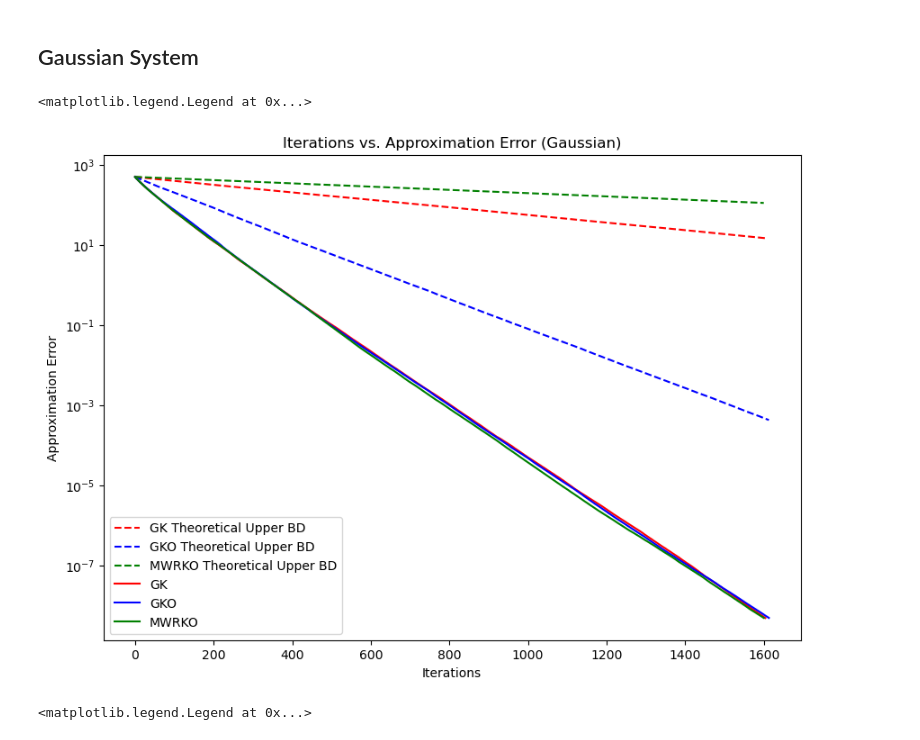
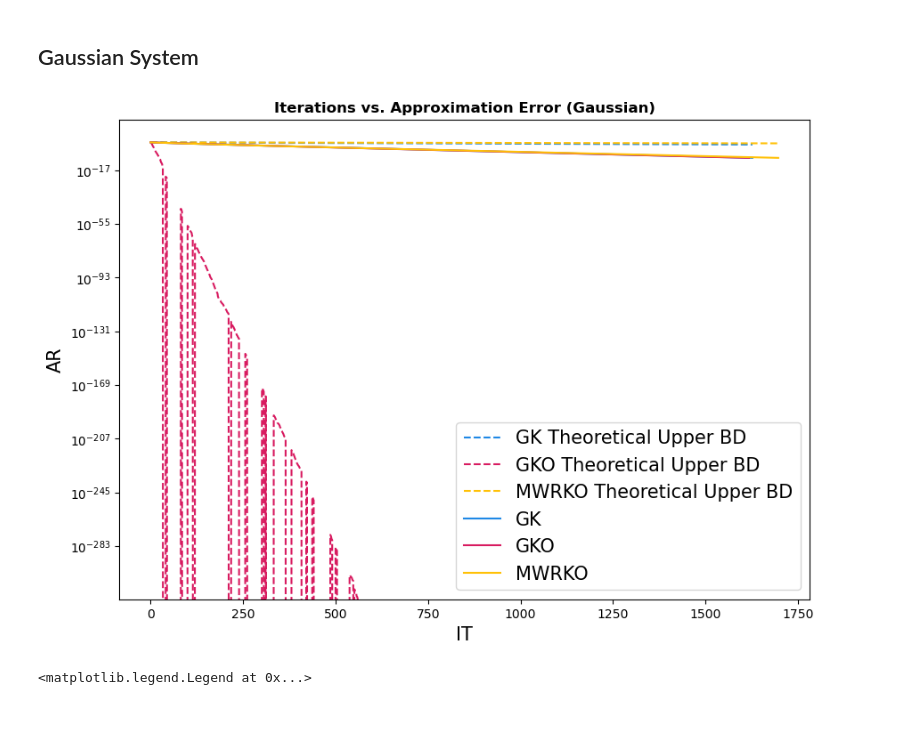
Before and after one commit to emicervantes/gko-23, a Jupyter notebook: scripts/synthetic-exp/synthetic-exp6.ipynb, the cells around one changed output. Cells and saved outputs as stored; diff of their text form; code cells hidden in the pictures.

```diff
--- a/scripts/synthetic-exp/synthetic-exp6.ipynb
+++ b/scripts/synthetic-exp/synthetic-exp6.ipynb
@@ -50,7 +52,8 @@ LHk_gk = S2_min / 4
 # gko
 LH1_gko = 1 - ( S2_min / m )
 #LH2_gko = S2_min / (max_angle_g * (m-1)) )
-LHk_gko = S2_min / max_angle_g
+#old_LHk_gko = S2_min / max_angle_g
+LHk_gko = S2_min
 # mwrko
 LH1_mwrko = 1 - ( S2_min / m )
 LH2_mwrko = 1- ( S2_min / (max_angle_g * (m-1)) )
@@ -63,24 +66,24 @@ mwrko_gaussian = method2(A,x,y,'MWRKO', LH1_mwrko, LH2_mwrko, LHk_mwrko,0.5*10**
 # %%
 plt.figure(figsize=(10,7))
 # plot theoretical bound
-plt.semilogy(np.arange(len(gk_gaussian[2])), gk_gaussian[2], linestyle = 'dashed',
-             color = "red", label = 'GK Theoretical Upper BD')
+plt.semilogy(np.arange(len(gk_gaussian[2])), gk_gaussian[2], color = '#1E88E5', linestyle = 'dashed'
+             , label = 'GK Theoretical Upper BD', linewidth = 1.5)
 plt.semilogy(np.arange(len(gko_gaussian[2])), gko_gaussian[2], linestyle = 'dashed',
-            color = "blue", label = 'GKO Theoretical Upper BD')
+            color = '#D81B60', label = 'GKO Theoretical Upper BD', linewidth = 1.5)
 plt.semilogy(np.arange(len(mwrko_gaussian[2])), mwrko_gaussian[2], linestyle = 'dashed',
-             color = "green", label = 'MWRKO Theoretical Upper BD')
+             color = '#FFC107', label = 'MWRKO Theoretical Upper BD', linewidth = 1.5)
 # plot empirical results
-plt.semilogy(np.arange(gk_gaussian[0]), gk_gaussian[1], color = "red", linestyle = 'solid', label = 'GK')
-plt.semilogy(np.arange(gko_gaussian[0]), gko_gaussian[1], linestyle = 'solid', color = "blue", label = 'GKO')
-plt.semilogy(np.arange(mwrko_gaussian[0]), mwrko_gaussian[1], linestyle = 'solid', color = "green", label = 'MWRKO')
+plt.semilogy(np.arange(gk_gaussian[0]), gk_gaussian[1], color = '#1E88E5', linestyle = 'solid', label = 'GK', linewidth = 1.5)
+plt.semilogy(np.arange(gko_gaussian[0]), gko_gaussian[1], linestyle = 'solid', color = '#D81B60', label = 'GKO', linewidth = 1.5)
+plt.semilogy(np.arange(mwrko_gaussian[0]), mwrko_gaussian[1], linestyle = 'solid', color = '#FFC107', label = 'MWRKO', linewidth = 1.5)
 # labels
-plt.xlabel('Iterations')
-plt.ylabel('Approximation Error')
-plt.title('Iterations vs. Approximation Error (Gaussian)')
-plt.legend()
+plt.xlabel('IT', fontsize = 15)
+plt.ylabel('AR', fontsize = 15)
+plt.title('Iterations vs. Approximation Error (Gaussian)', fontweight="bold")
+plt.legend(fontsize="15")
+plt.show()
 # %% [output]
-<matplotlib.legend.Legend at 0x...>
-[figure, old version]
+[figure, new version]
 # %%
 plt.figure(figsize=(10,7))
 # plot theoretical bound
```
Also changed, not shown: parts of 6 cells of this notebook, 3 other files.
